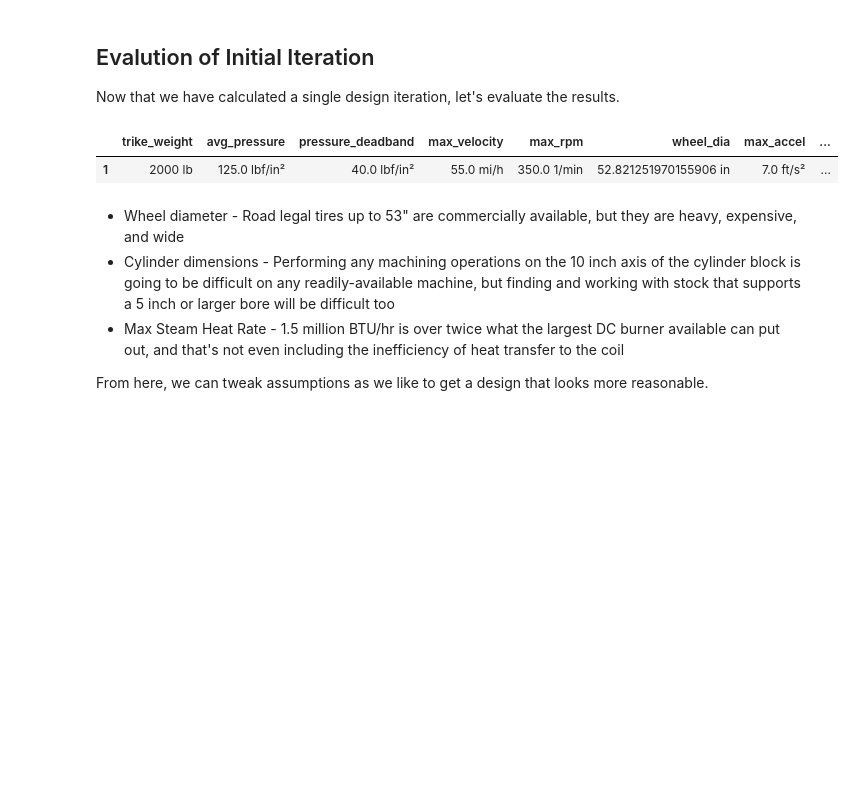
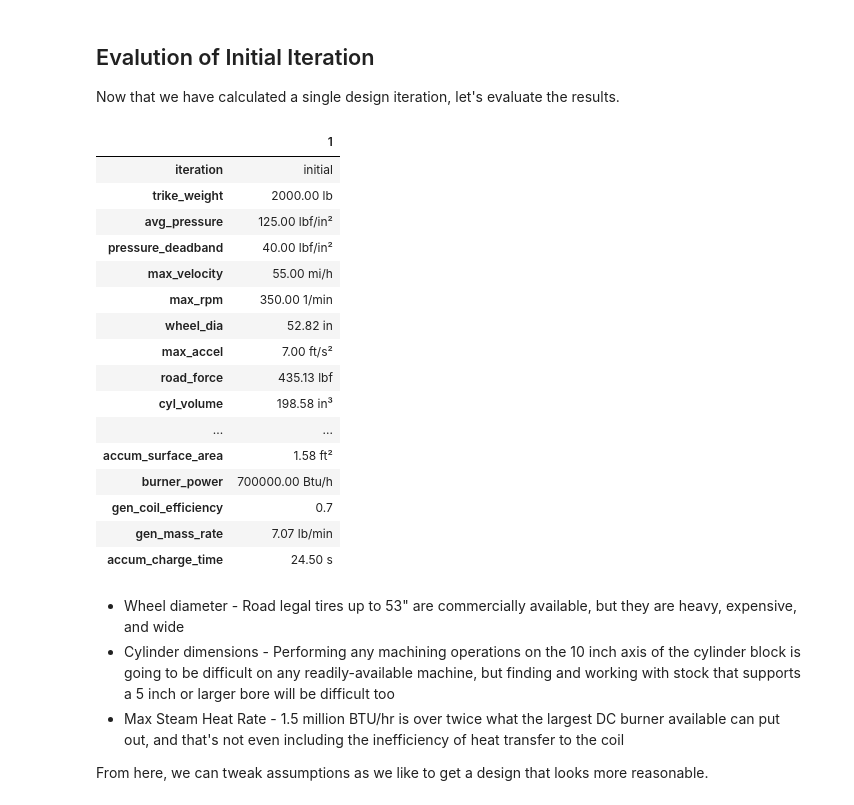
Before and after one commit to collinneedham/steam, a Jupyter notebook: steamtrike.ipynb, the cells around one changed output. Drawn from its saved outputs; the diff is of its cells as text; code cells hidden in the pictures; blank space fills up the shorter version.

```diff
--- a/steamtrike.ipynb
+++ b/steamtrike.ipynb
@@ -13,9 +13,9 @@ import pint                                 # units library
 from pyntXSteam import pyntXSteam           # pint wrapper for steam library pyXSteam
 ureg = pint.UnitRegistry()                  # initialize pint units registry for this notebook
 ureg.autoconvert_offset_to_baseunit = True  # disable relative temperature units
-ureg.default_format = "~P"                  # enable pretty unit outputs
+ureg.default_format = "~0.2fP"              # enable pretty unit outputs
 steam = pyntXSteam(ureg)                    # initialize steam library with pint registry
-x = {}                                      # iteration parameters
+x = {"iteration": "initial"}                                      # iteration parameters
 # %% [output]
 Requirement already satisfied: pint in c:\users\click\anaconda3\lib\site-packages (0.22)
 Requirement already satisfied: typing-extensions in c:\users\click\anaconda3\lib\site-packages (from pint) (4.7.1)
@@ -297,10 +297,26 @@ Now that we have calculated a single design iteration, let's evaluate the result
 # %%
 df = pd.DataFrame(x, index=[1])
 pd.set_option('display.max_columns', None)
-df
+pd.set_option('display.max_colwidth', None)
+df.transpose()
 # %% [output]
-|  | trike_weight | avg_pressure | pressure_deadband | max_velocity | max_rpm | wheel_dia | max_accel | ... |
-| 1 | 2000 lb | 125.0 lbf/in² | 40.0 lbf/in² | 55.0 mi/h | 350.0 1/min | 52.821251970155906 in | 7.0 ft/s² | ... |
+|  | 1 |
+| iteration | initial |
+| trike_weight | 2000.00 lb |
+| avg_pressure | 125.00 lbf/in² |
+| pressure_deadband | 40.00 lbf/in² |
+| max_velocity | 55.00 mi/h |
+| max_rpm | 350.00 1/min |
+| wheel_dia | 52.82 in |
+| max_accel | 7.00 ft/s² |
+| road_force | 435.13 lbf |
+| cyl_volume | 198.58 in³ |
+| ... | ... |
+| accum_surface_area | 1.58 ft² |
+| burner_power | 700000.00 Btu/h |
+| gen_coil_efficiency | 0.7 |
+| gen_mass_rate | 7.07 lb/min |
+| accum_charge_time | 24.50 s |
 # %% [markdown]
 * Wheel diameter - Road legal tires up to 53" are commercially available, but they are heavy, expensive, and wide
 * Cylinder dimensions - Performing any machining operations on the 10 inch axis of the cylinder block is going to be difficult on any readily-available machine, but finding and working with stock that supports a 5 inch or larger bore will be difficult too
```
Also changed, not shown: parts of 2 cells of this notebook.
